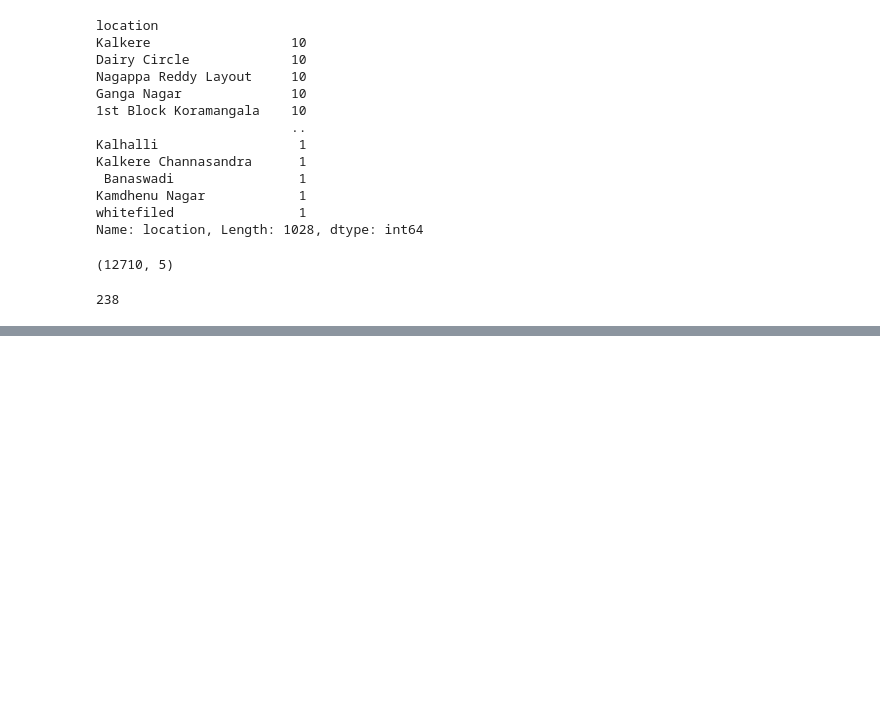
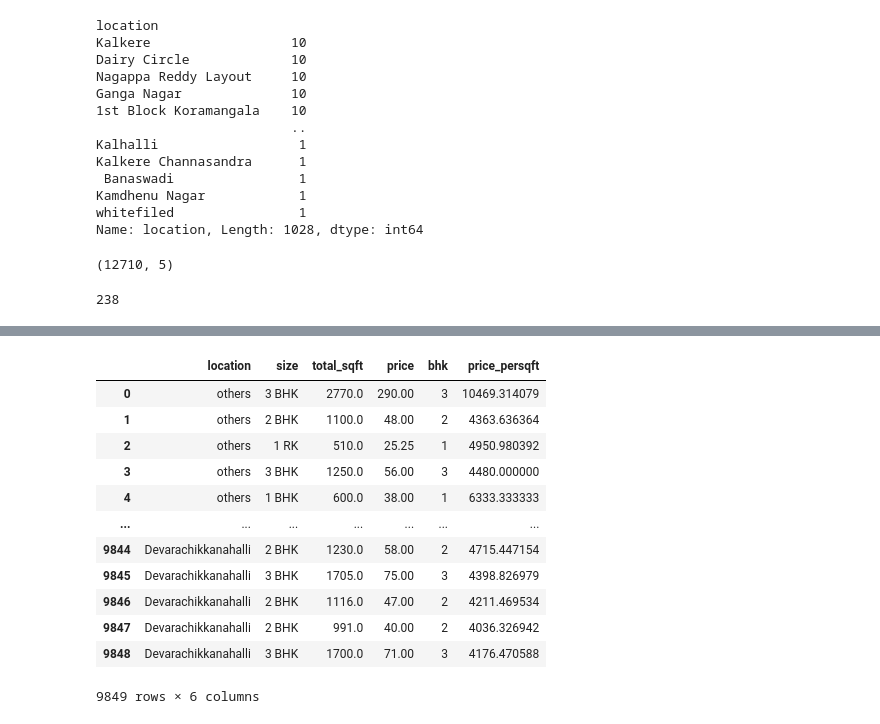
Before and after one commit to Aashish123-aikki/MachineLearning, a Jupyter notebook: RealEstate_Prediction.ipynb, the cells around one changed output, grey strips where cells are left out. Saved outputs shown, nothing was run; the diff lists cells and outputs as text; code cells hidden in the pictures; blank space fills up the shorter version.

```diff
--- a/RealEstate_Prediction.ipynb
+++ b/RealEstate_Prediction.ipynb
@@ -113,0 +145,13 @@ len(df3.location.unique())
+# %%
+import numpy as np
+def removeoutlier(df):
+  df_out=pd.DataFrame()
+  for key,subdf in df.groupby('location'):
+    m=np.mean(subdf.price_persqft)
+    s=np.std(subdf.price_persqft)
+    reduceddf=subdf[(subdf.price_persqft>(m-s)) & (subdf.price_persqft<=(m+s))]
+    df_out=pd.concat([reduceddf,df_out],ignore_index=True)
+  return df_out
+# %%
+df4=df3[~(df3.total_sqft/df3.bhk<300)]
+df4.price_persqft.describe()
@@ -113,0 +170,16 @@ len(df3.location.unique())
+# %%
+df4
+# %% [output]
+|  | location | size | total_sqft | price | bhk | price_persqft |
+| 0 | others | 3 BHK | 2770.0 | 290.00 | 3 | 10469.314079 |
+| 1 | others | 2 BHK | 1100.0 | 48.00 | 2 | 4363.636364 |
+| 2 | others | 1 RK | 510.0 | 25.25 | 1 | 4950.980392 |
+| 3 | others | 3 BHK | 1250.0 | 56.00 | 3 | 4480.000000 |
+| 4 | others | 1 BHK | 600.0 | 38.00 | 1 | 6333.333333 |
+| ... | ... | ... | ... | ... | ... | ... |
+| 9844 | Devarachikkanahalli | 2 BHK | 1230.0 | 58.00 | 2 | 4715.447154 |
+| 9845 | Devarachikkanahalli | 3 BHK | 1705.0 | 75.00 | 3 | 4398.826979 |
+| 9846 | Devarachikkanahalli | 2 BHK | 1116.0 | 47.00 | 2 | 4211.469534 |
+| 9847 | Devarachikkanahalli | 2 BHK | 991.0 | 40.00 | 2 | 4036.326942 |
+| 9848 | Devarachikkanahalli | 3 BHK | 1700.0 | 71.00 | 3 | 4176.470588 |
+9849 rows × 6 columns
```
Also changed, not shown: parts of 24 cells of this notebook.
